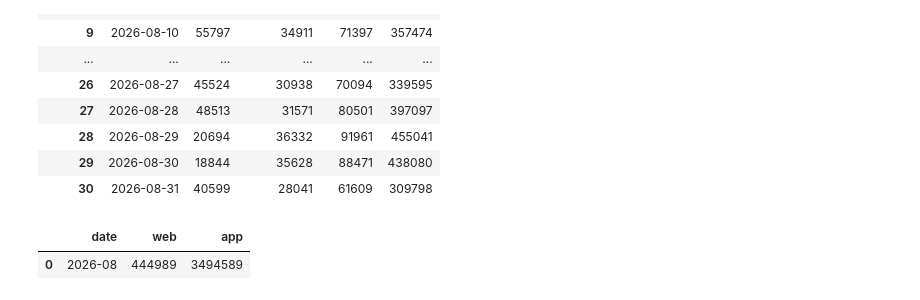
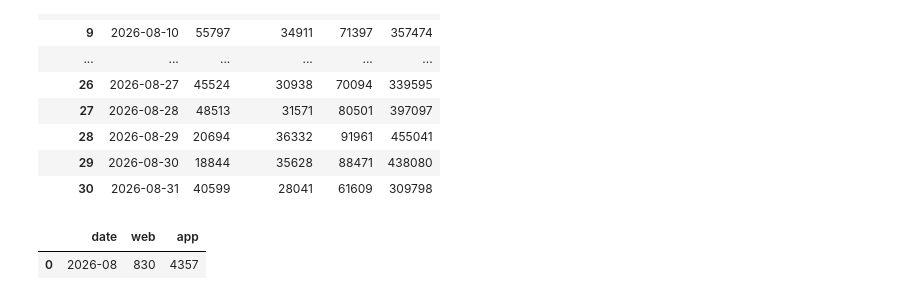
Before and after one commit to lenaopr/2026_09, a Jupyter notebook: 2026_09_21/LSLS/LSLS_1.ipynb, the cells around one changed output. Saved outputs shown, nothing was run; the diff lists cells and outputs as text; code cells hidden in the pictures.

```diff
--- a/2026_09_21/LSLS/LSLS_1.ipynb
+++ b/2026_09_21/LSLS/LSLS_1.ipynb
@@ -112,39 +99,42 @@ pivoted_df
 # #     writer.sheets = dict((ws.title, ws) for ws in book.worksheets)
 #     pivoted_df.to_excel(writer, sheet_name='reduction of salt.sugar', startrow=7, header=None, index=False)
 # %%
-# 2. Daily Brand Page (LMS) Pageview       no date, group by web & app
+# 2. Daily Brand Page (LMS) Pageview / 3. Daily Theme Listing Impressions     no date, group by web & app
 # 17:37:14|| view.SR1.Promotion| CityID:0;PromotionID:13%2C13%2C13%2C13%2C13%2C13%2C13%2C13%2C13%2C12%2C13%2C13%2C13%2C13%2C13%2C13;;Lang:zh_TW;Ver:7.20.4; sn:hk.LMS2.35336.tab.-990.1
 
 
 sql = f"""
 with theme_list as (
     select platform
     from `openrice-production.ORGA.PV_{year}{str_month}*`
     WHERE (LOWER(EventAction) = 'view.sr1.promotion'
-    AND ((LOWER(EventLabelRaw) LIKE '%lms%') or (LOWER(EventLabelRaw) LIKE '%promotionid:13%')))
+    AND (  -- (LOWER(EventLabelRaw) LIKE '%lms%')
+            (LOWER(EventLabelRaw) LIKE '%35336%')
+        )
+    )
 )
 
 select platform, count(1) as count
 from theme_list
 group by platform
 """
 
 df_big_query_2 = client.query(sql).result().to_dataframe()
 
 web = df_big_query_2.query("platform=='mobile' | platform=='desktop'  ")["count"].sum()
 app = df_big_query_2.query("platform=='android' | platform=='ios' | platform=='hms' ")["count"].sum()
 temp_df = pd.DataFrame({'date':[f'{year}-{str_month}'],'web':[web],'app':[app]})
 
 temp_df
 
 # with pd.ExcelWriter(excel_name, engine="openpyxl", mode="a", if_sheet_exists="overlay") as writer:
 # #     book = load_workbook(excel_name)
 # #     writer.book = book
 # #     writer.sheets = dict((ws.title, ws) for ws in book.worksheets)
 #     temp_df.to_excel(writer, sheet_name='reduction of salt.sugar', startrow=42, header=None, index=False)
 # %% [output]
 |  | date | web | app |
-| 0 | 2026-08 | 444989 | 3494589 |
+| 0 | 2026-08 | 830 | 4357 |
 # %%
 df_big_query_2
 # %% [output]
```
Also changed, not shown: parts of 8 cells of this notebook, 3 other files.
